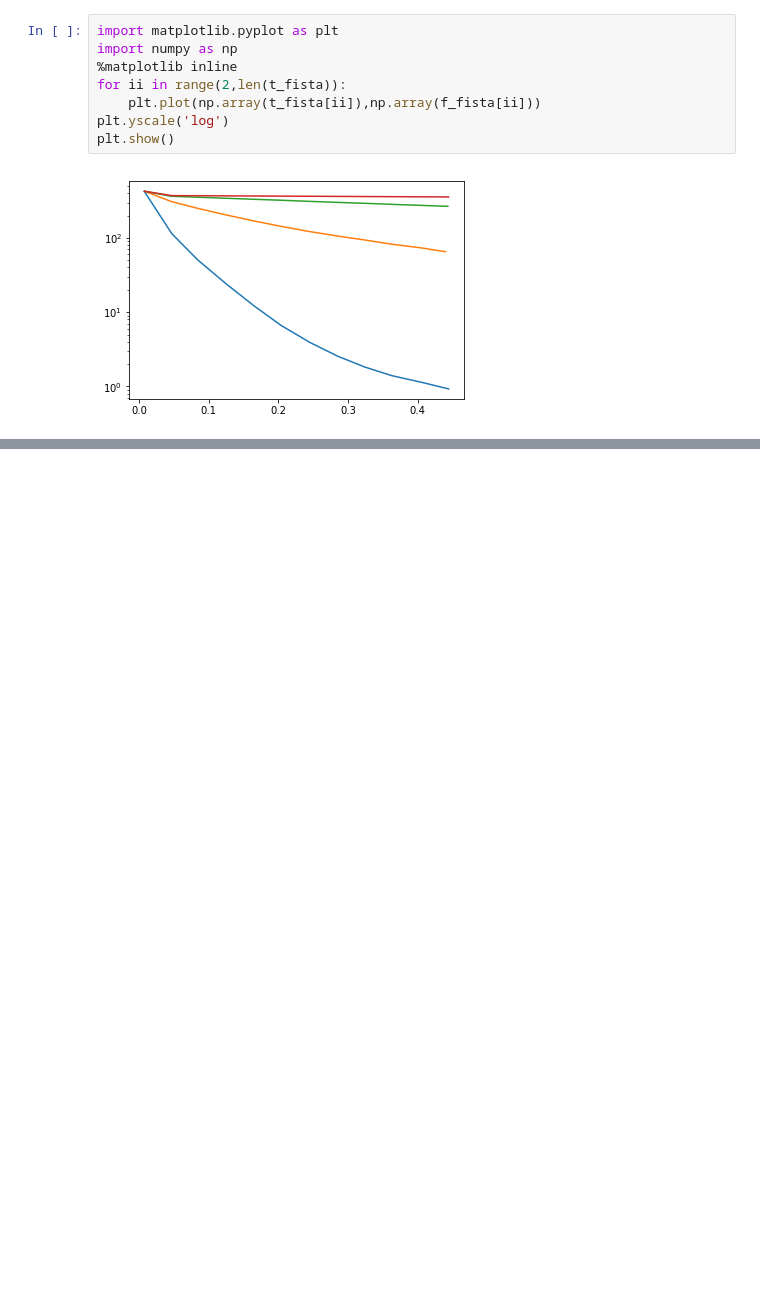
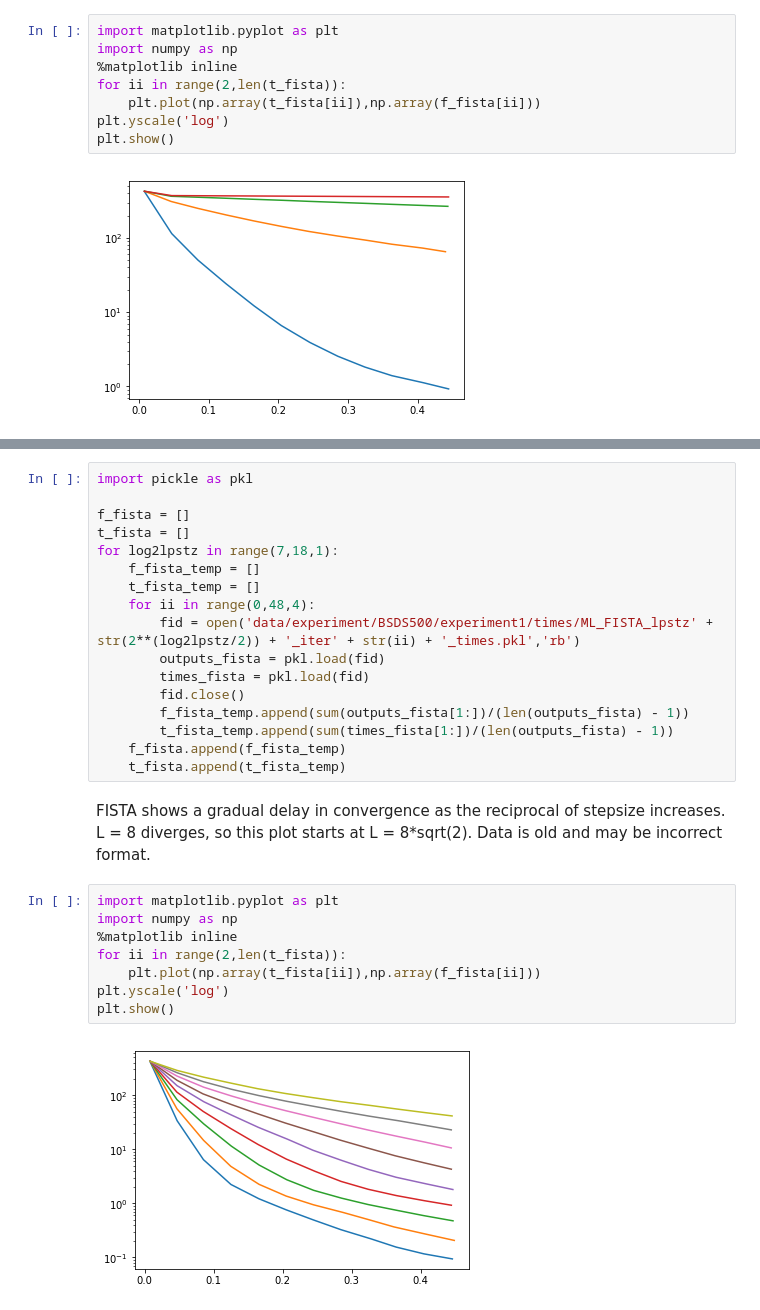
Before and after one commit to lrr0001/ML-onlineCDL-LRU, a Jupyter notebook: CSC_compare_FISTA_and_ADMM.ipynb, the cells around one changed output, grey strips where cells are left out. Drawn from its saved outputs; the diff is of its cells as text; blank space fills up the shorter version.

```diff
--- a/CSC_compare_FISTA_and_ADMM.ipynb
+++ b/CSC_compare_FISTA_and_ADMM.ipynb
@@ -60,0 +94,29 @@ plt.show()
+# %%
+import pickle as pkl
+
+f_fista = []
+t_fista = []
+for log2lpstz in range(7,18,1):
+    f_fista_temp = []
+    t_fista_temp = []
+    for ii in range(0,48,4):
+        fid = open('data/experiment/BSDS500/experiment1/times/ML_FISTA_lpstz' + str(2**(log2lpstz/2)) + '_iter' + str(ii) + '_times.pkl','rb')
+        outputs_fista = pkl.load(fid)
+        times_fista = pkl.load(fid)
+        fid.close()
+        f_fista_temp.append(sum(outputs_fista[1:])/(len(outputs_fista) - 1))
+        t_fista_temp.append(sum(times_fista[1:])/(len(outputs_fista) - 1))
+    f_fista.append(f_fista_temp)
+    t_fista.append(t_fista_temp)
+# %% [markdown]
+FISTA shows a gradual delay in convergence as the reciprocal of stepsize increases. L = 8 diverges, so this plot starts at L = 8*sqrt(2). Data is old and may be incorrect format.
+# %%
+import matplotlib.pyplot as plt
+import numpy as np
+%matplotlib inline
+for ii in range(2,len(t_fista)):
+    plt.plot(np.array(t_fista[ii]),np.array(f_fista[ii]))
+plt.yscale('log')
+plt.show()
+# %% [output]
+[figure, added]
```
Also changed, not shown: parts of 12 cells of this notebook, 7 other files.
